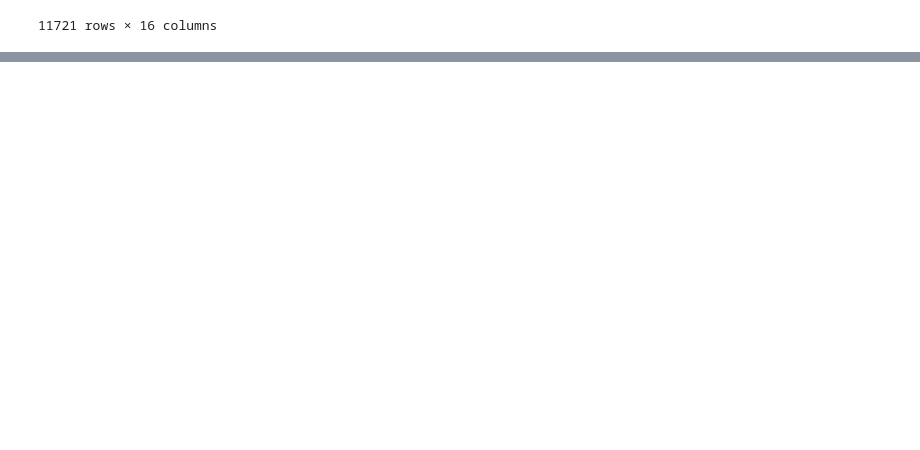
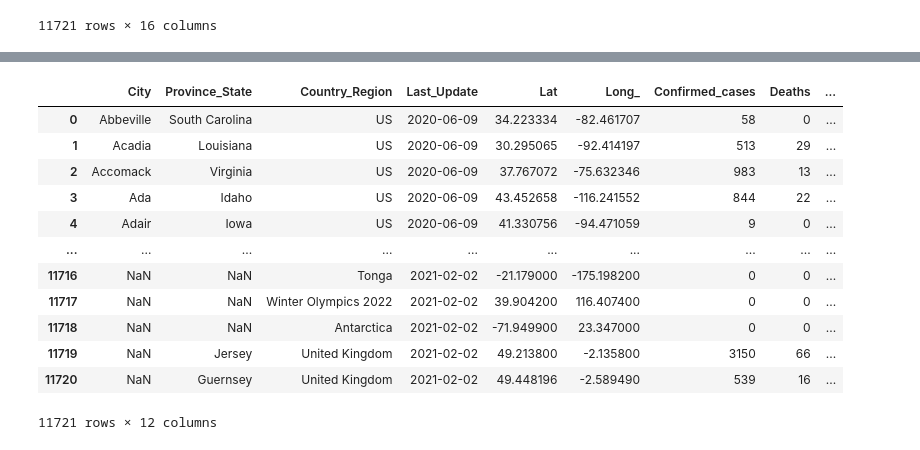
Before and after one commit to icheung487/Final_Project, a Jupyter notebook: Test_data.ipynb, the cells around one changed output, grey strips where cells are left out. Drawn from its saved outputs; the diff is of its cells as text; code cells hidden in the pictures; blank space fills up the shorter version.

```diff
--- a/Test_data.ipynb
+++ b/Test_data.ipynb
@@ -110,3 +110,20 @@ new_df.tail()
+# %%
+decimals = pd.Series([1, 2], index=['Incident_Rate', 'Case_Fatality_Ratio'])
+new_df.round(decimals)
+# %% [output]
+|  | City | Province_State | Country_Region | Last_Update | Lat | Long_ | Confirmed_cases | Deaths | ... |
+| 0 | Abbeville | South Carolina | US | 2020-06-09 | 34.223334 | -82.461707 | 58 | 0 | ... |
+| 1 | Acadia | Louisiana | US | 2020-06-09 | 30.295065 | -92.414197 | 513 | 29 | ... |
+| 2 | Accomack | Virginia | US | 2020-06-09 | 37.767072 | -75.632346 | 983 | 13 | ... |
+| 3 | Ada | Idaho | US | 2020-06-09 | 43.452658 | -116.241552 | 844 | 22 | ... |
+| 4 | Adair | Iowa | US | 2020-06-09 | 41.330756 | -94.471059 | 9 | 0 | ... |
+| ... | ... | ... | ... | ... | ... | ... | ... | ... | ... |
+| 11716 | NaN | NaN | Tonga | 2021-02-02 | -21.179000 | -175.198200 | 0 | 0 | ... |
+| 11717 | NaN | NaN | Winter Olympics 2022 | 2021-02-02 | 39.904200 | 116.407400 | 0 | 0 | ... |
+| 11718 | NaN | NaN | Antarctica | 2021-02-02 | -71.949900 | 23.347000 | 0 | 0 | ... |
+| 11719 | NaN | Jersey | United Kingdom | 2021-02-02 | 49.213800 | -2.135800 | 3150 | 66 | ... |
+| 11720 | NaN | Guernsey | United Kingdom | 2021-02-02 | 49.448196 | -2.589490 | 539 | 16 | ... |
+11721 rows × 12 columns
 # %%
 # FIPS: US only. Federal Information Processing Standards code that uniquely identifies counties within the USA.
 # Admin2: County name. US only.
```
Also changed, not shown: parts of 10 cells of this notebook, 1 other file.
